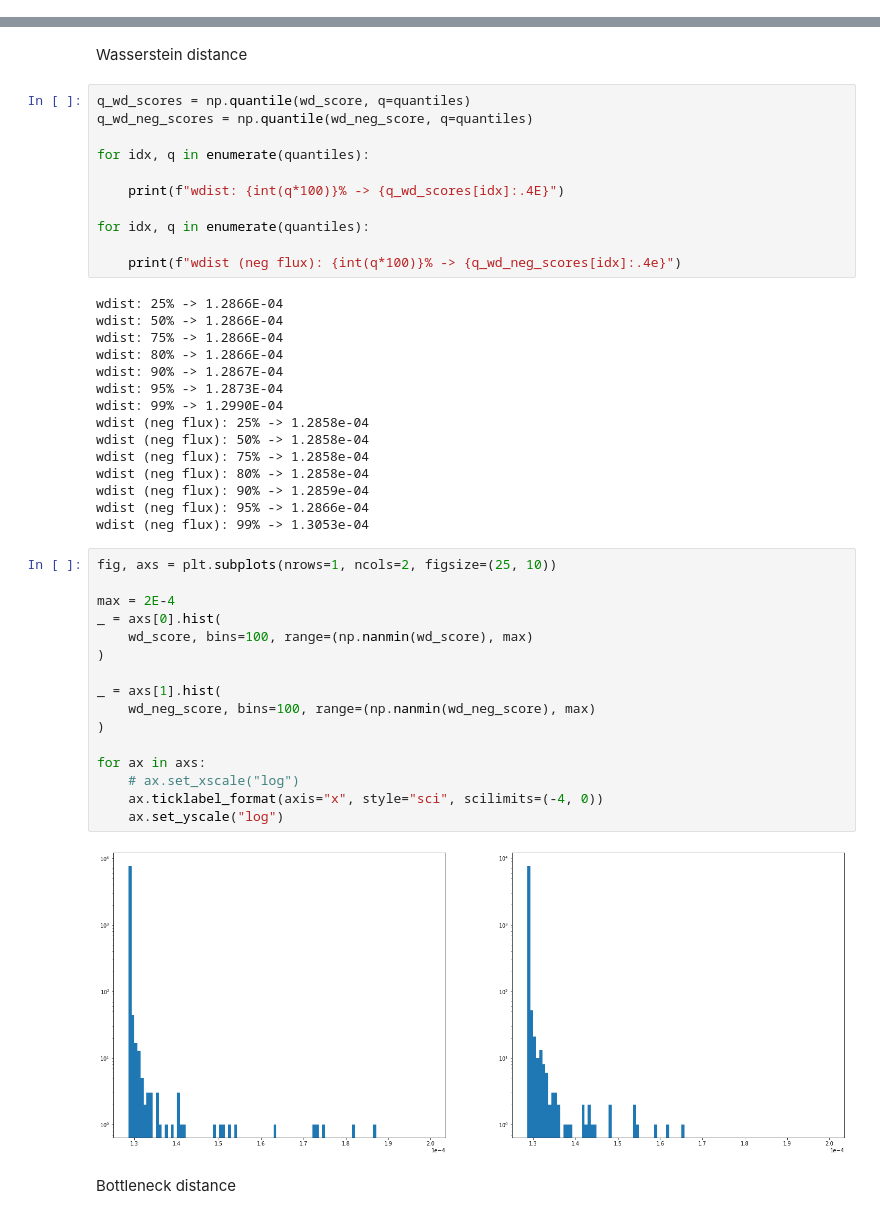
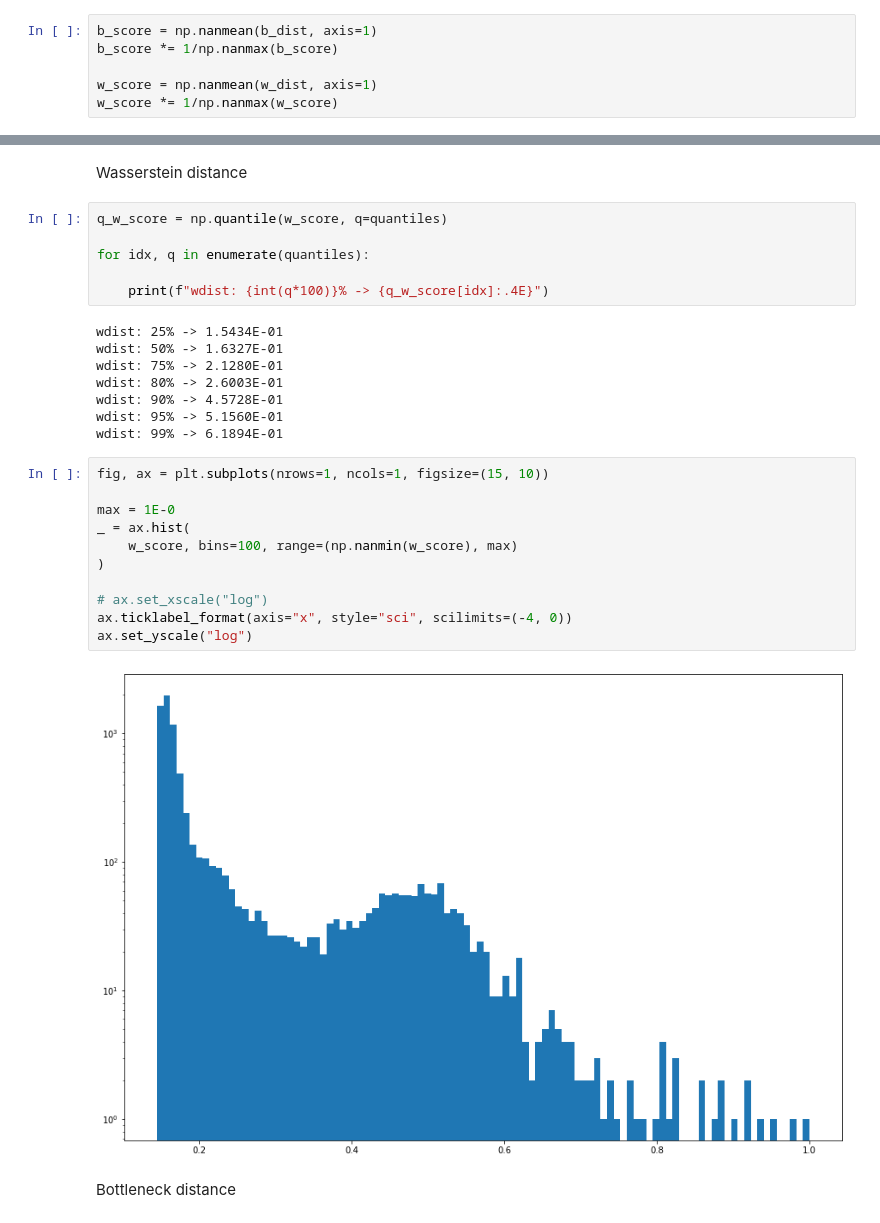
Before and after one commit to cosmic-hi-5/astropology, a Jupyter notebook: anomaly/u_band_plasticc.ipynb, the cells around one changed output, grey strips where cells are left out. Saved outputs shown, nothing was run; the diff lists cells and outputs as text.

```diff
--- a/anomaly/u_band_plasticc.ipynb
+++ b/anomaly/u_band_plasticc.ipynb
@@ -96,51 +67,40 @@ wd_score *= 1/np.nanmax(wd_score)
+# %%
+b_score = np.nanmean(b_dist, axis=1)
+b_score *= 1/np.nanmax(b_score)
+
+w_score = np.nanmean(w_dist, axis=1)
+w_score *= 1/np.nanmax(w_score)
 # %%
 quantiles = [0.25, 0.5, 0.75, 0.8, 0.9, 0.95, 0.99]
 # %% [markdown]
 Wasserstein distance
 # %%
-q_wd_scores = np.quantile(wd_score, q=quantiles)
-q_wd_neg_scores = np.quantile(wd_neg_score, q=quantiles)
+q_w_score = np.quantile(w_score, q=quantiles)
 
 for idx, q in enumerate(quantiles):
 
-    print(f"wdist: {int(q*100)}% -> {q_wd_scores[idx]:.4E}")
-
-for idx, q in enumerate(quantiles):
-
-    print(f"wdist (neg flux): {int(q*100)}% -> {q_wd_neg_scores[idx]:.4e}")
+    print(f"wdist: {int(q*100)}% -> {q_w_score[idx]:.4E}")
 # %% [output]
-wdist: 25% -> 1.2866E-04
-wdist: 50% -> 1.2866E-04
-wdist: 75% -> 1.2866E-04
-wdist: 80% -> 1.2866E-04
-wdist: 90% -> 1.2867E-04
-wdist: 95% -> 1.2873E-04
-wdist: 99% -> 1.2990E-04
-wdist (neg flux): 25% -> 1.2858e-04
-wdist (neg flux): 50% -> 1.2858e-04
-wdist (neg flux): 75% -> 1.2858e-04
-wdist (neg flux): 80% -> 1.2858e-04
-wdist (neg flux): 90% -> 1.2859e-04
-wdist (neg flux): 95% -> 1.2866e-04
-wdist (neg flux): 99% -> 1.3053e-04
+wdist: 25% -> 1.5434E-01
+wdist: 50% -> 1.6327E-01
+wdist: 75% -> 2.1280E-01
+wdist: 80% -> 2.6003E-01
+wdist: 90% -> 4.5728E-01
+wdist: 95% -> 5.1560E-01
+wdist: 99% -> 6.1894E-01
 # %%
-fig, axs = plt.subplots(nrows=1, ncols=2, figsize=(25, 10))
+fig, ax = plt.subplots(nrows=1, ncols=1, figsize=(15, 10))
 
-max = 2E-4
-_ = axs[0].hist(
-    wd_score, bins=100, range=(np.nanmin(wd_score), max)
+max = 1E-0
+_ = ax.hist(
+    w_score, bins=100, range=(np.nanmin(w_score), max)
 )
 
-_ = axs[1].hist(
-    wd_neg_score, bins=100, range=(np.nanmin(wd_neg_score), max)
-)
-
-for ax in axs:
-    # ax.set_xscale("log")
-    ax.ticklabel_format(axis="x", style="sci", scilimits=(-4, 0))
-    ax.set_yscale("log")
+# ax.set_xscale("log")
+ax.ticklabel_format(axis="x", style="sci", scilimits=(-4, 0))
+ax.set_yscale("log")
 # %% [output]
-[figure, old version]
+[figure, new version]
 # %% [markdown]
 Bottleneck distance
 # %%
```
Also changed, not shown: parts of 11 cells of this notebook, 1 other file.
